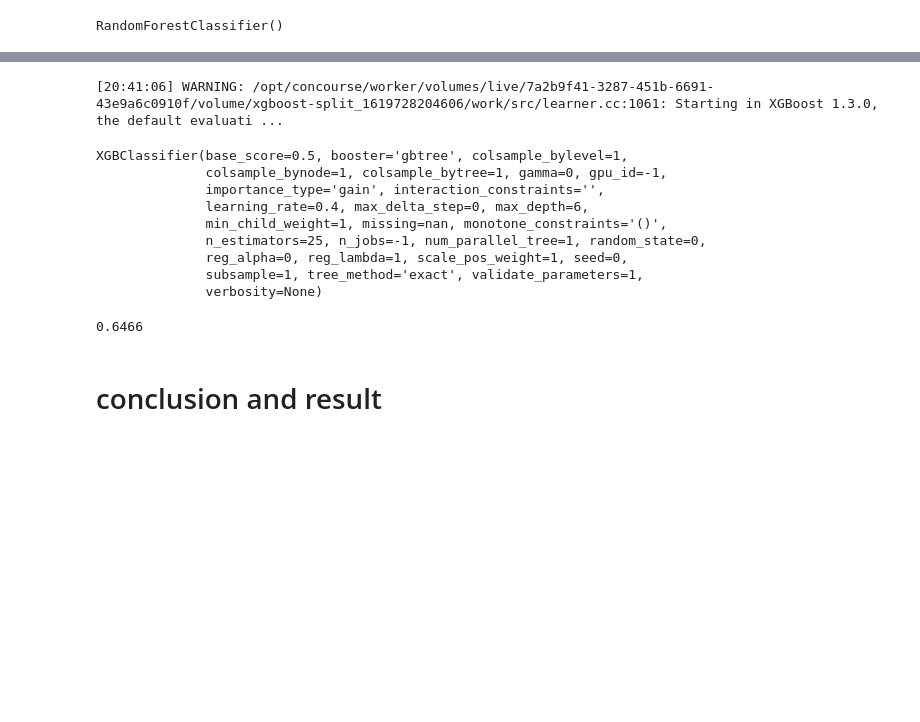
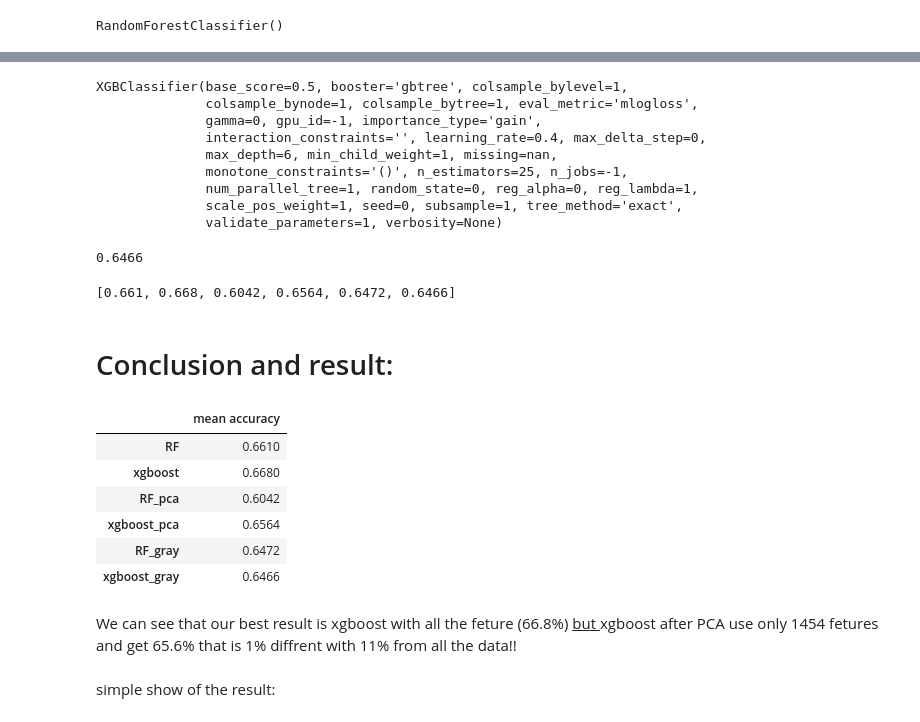
Before and after one commit to ortrsa/Data_Science_Final_Project_2, a Jupyter notebook: Notebook3.ipynb, the cells around one changed output, grey strips where cells are left out. Saved outputs shown, nothing was run; the diff lists cells and outputs as text; code cells hidden in the pictures; blank space fills up the shorter version.

```diff
--- a/Notebook3.ipynb
+++ b/Notebook3.ipynb
@@ -176,5 +210,5 @@ RF_pca_score
 # %%
 # xgboost
-XG_pca = XGBClassifier(n_estimators= 25, n_jobs=-1, learning_rate=0.4, seed=0)
+XG_pca = XGBClassifier(n_estimators= 25, n_jobs=-1, learning_rate=0.4, seed=0, eval_metric = 'mlogloss')
 XG_pca.fit(x_trin_new,y_train)
 # %% [output]
@@ -236,26 +298,45 @@ RF_gray_score
 # %%
 # xgboost
-XG_gray = XGBClassifier(n_estimators= 25, n_jobs=-1, learning_rate=0.4, seed=0)
+XG_gray = XGBClassifier(n_estimators= 25, n_jobs=-1, learning_rate=0.4, seed=0 , eval_metric = 'mlogloss')
 XG_gray.fit(x_gray_train,y_gray_train)
 # %% [output]
-[20:41:06] WARNING: /opt/concourse/worker/volumes/live/7a2b9f41-3287-451b-6691-43e9a6c0910f/volume/xgboost-split_1619728204606/work/src/learner.cc:1061: Starting in XGBoost 1.3.0, the default evaluati ...
+XGBClassifier(base_score=0.5, booster='gbtree', colsample_bylevel=1,
+              colsample_bynode=1, colsample_bytree=1, eval_metric='mlogloss',
+              gamma=0, gpu_id=-1, importance_type='gain',
+              interaction_constraints='', learning_rate=0.4, max_delta_step=0,
+              max_depth=6, min_child_weight=1, missing=nan,
+              monotone_constraints='()', n_estimators=25, n_jobs=-1,
+              num_parallel_tree=1, random_state=0, reg_alpha=0, reg_lambda=1,
+              scale_pos_weight=1, seed=0, subsample=1, tree_method='exact',
+              validate_parameters=1, verbosity=None)
-XGBClassifier(base_score=0.5, booster='gbtree', colsample_bylevel=1,
-              colsample_bynode=1, colsample_bytree=1, gamma=0, gpu_id=-1,
-              importance_type='gain', interaction_constraints='',
-              learning_rate=0.4, max_delta_step=0, max_depth=6,
-              min_child_weight=1, missing=nan, monotone_constraints='()',
-              n_estimators=25, n_jobs=-1, num_parallel_tree=1, random_state=0,
-              reg_alpha=0, reg_lambda=1, scale_pos_weight=1, seed=0,
-              subsample=1, tree_method='exact', validate_parameters=1,
-              verbosity=None)
 # %%
 XG_gray_score = XG_gray.score(x_gray_test,y_gray_test)
 scores.append(XG_gray_score)
 XG_gray_score
 # %% [output]
 0.6466
+# %%
+scores
+# %% [output]
+[0.661, 0.668, 0.6042, 0.6564, 0.6472, 0.6466]
 # %% [markdown]
-# conclusion and result
+# Conclusion and result:
+# %%
+principalDf = pd.DataFrame(data = scores
+             , columns = ['mean accuracy'], index = ['RF', 'xgboost', 'RF_pca', 'xgboost_pca', 'RF_gray', 'xgboost_gray'])
+principalDf
+# %% [output]
+|  | mean accuracy |
+| RF | 0.6610 |
+| xgboost | 0.6680 |
+| RF_pca | 0.6042 |
+| xgboost_pca | 0.6564 |
+| RF_gray | 0.6472 |
+| xgboost_gray | 0.6466 |
+# %% [markdown]
+We can see that our best result is xgboost with all the feture (66.8%) <u> but </u> xgboost after PCA use only 1454 fetures and get 65.6% that is 1% diffrent with 11% from all the data!!
+# %% [markdown]
+simple show of the result:
 # %%
 classes = {0: 'cat',
            1: 'dog'
```
Also changed, not shown: parts of 19 cells of this notebook.
